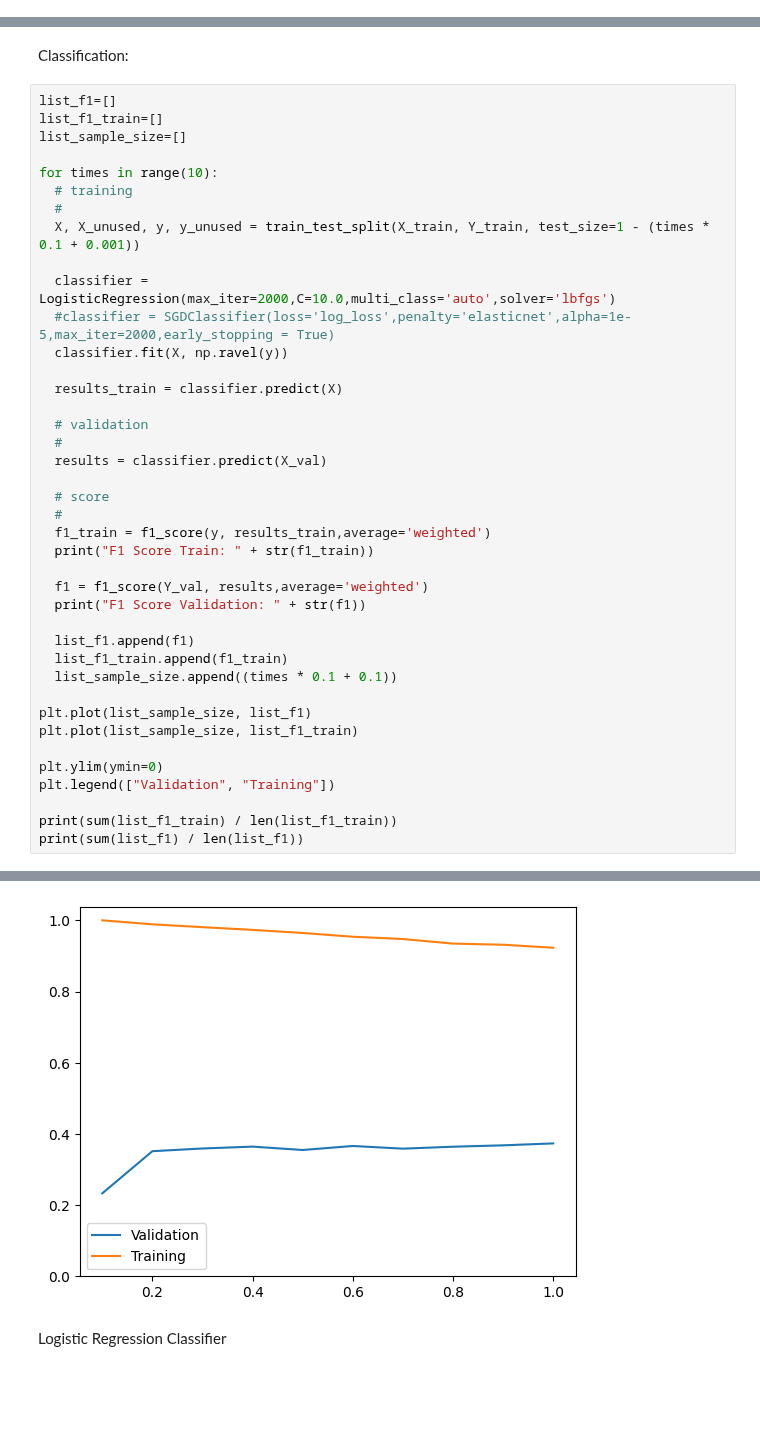
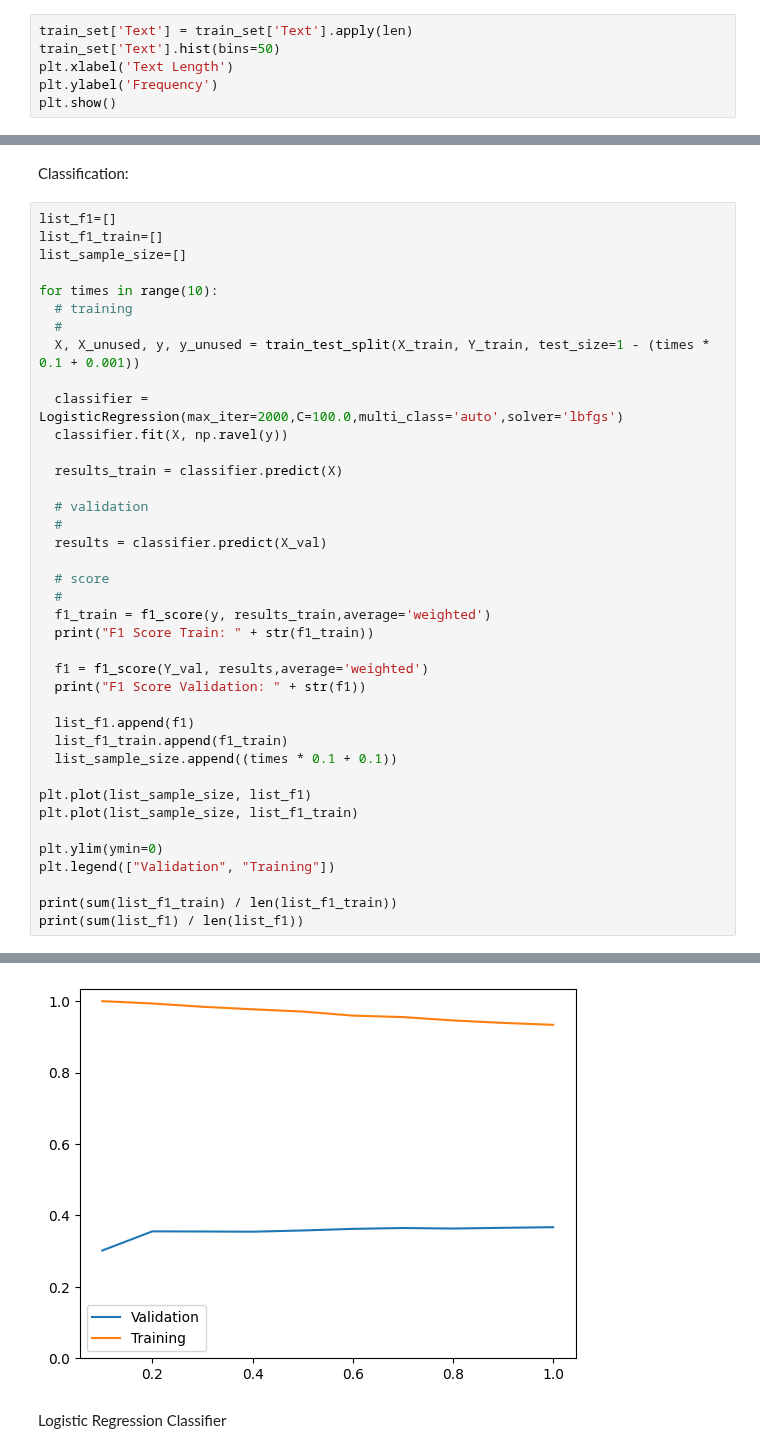
Before and after one commit to natedrake7/MachineLearning, a Jupyter notebook: SentimentAnalysis/SentimentAnalysis.ipynb, the cells around one changed output, grey strips where cells are left out. Cells and saved outputs as stored; diff of their text form; blank space fills up the shorter version.

```diff
--- a/SentimentAnalysis/SentimentAnalysis.ipynb
+++ b/SentimentAnalysis/SentimentAnalysis.ipynb
@@ -102,0 +125,6 @@ test_set = pd.DataFrame(data)
+# %%
+train_set['Text'] = train_set['Text'].apply(len)
+train_set['Text'].hist(bins=50)
+plt.xlabel('Text Length')
+plt.ylabel('Frequency')
+plt.show()
@@ -127,8 +157,7 @@ for times in range(10):
   #
   X, X_unused, y, y_unused = train_test_split(X_train, Y_train, test_size=1 - (times * 0.1 + 0.001))
 
-  classifier = LogisticRegression(max_iter=2000,C=10.0,multi_class='auto',solver='lbfgs')
-  #classifier = SGDClassifier(loss='log_loss',penalty='elasticnet',alpha=1e-5,max_iter=2000,early_stopping = True)
+  classifier = LogisticRegression(max_iter=2000,C=100.0,multi_class='auto',solver='lbfgs')
   classifier.fit(X, np.ravel(y))
 
   results_train = classifier.predict(X)
@@ -178,4 +207,4 @@ F1 Score Validation: 0.3733058749304932
-[figure, old version]
+[figure, new version]
 # %% [markdown]
 Logistic Regression Classifier
 # %% [markdown]
```
Also changed, not shown: parts of 11 cells of this notebook, 1 other file.
